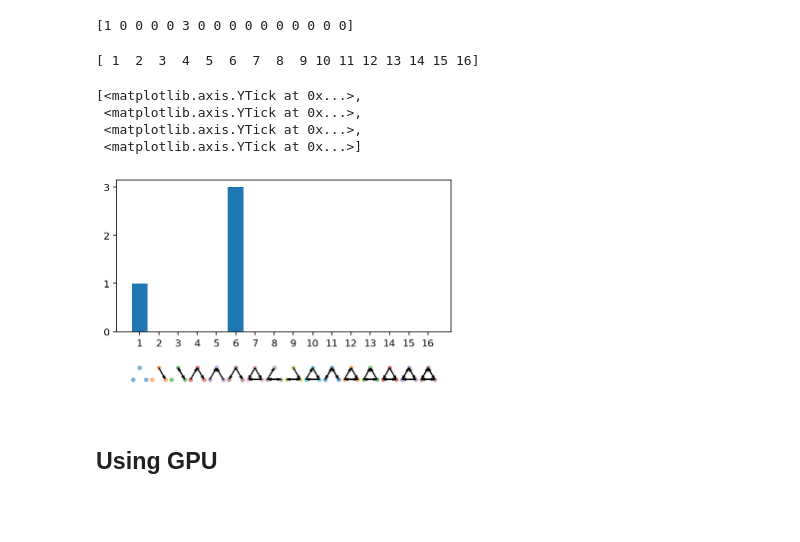
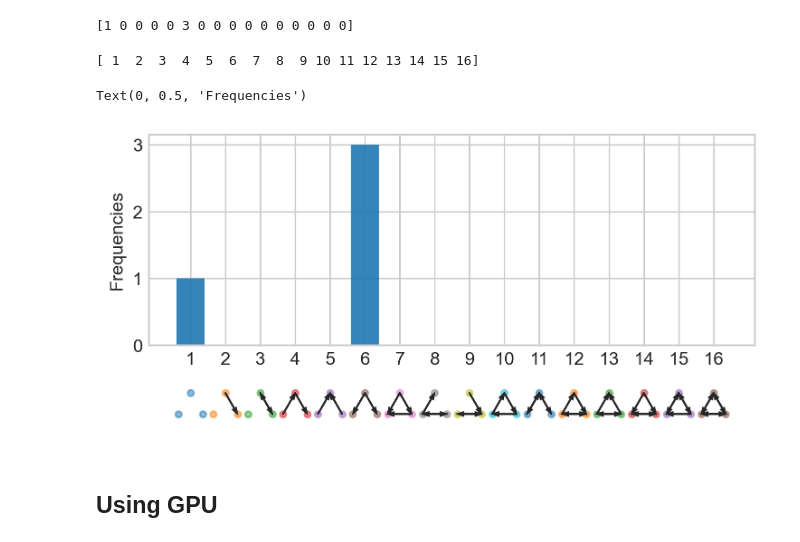
Before and after one commit to gialdetti/netsci, a Jupyter notebook: examples/README.md.ipynb, the cells around one changed output. Cells and saved outputs as stored; diff of their text form; code cells hidden in the pictures; blank space fills up the shorter version.

```diff
--- a/examples/README.md.ipynb
+++ b/examples/README.md.ipynb
@@ -6,14 +4,25 @@ import matplotlib.pyplot as plt
 # %%
-plt.rcParams['figure.dpi'] = 144
+import matplotlib.pyplot as plt
+
+
+plt.style.use('seaborn-v0_8-whitegrid')
+plt.rcParams.update({
+    "figure.dpi": 144,
+    "figure.figsize": (6,3),
+})
+
 %config InlineBackend.figure_format = 'retina'
 # %% [markdown]
 ## A Star Network
 # %%
->>> import numpy as np
->>> import netsci.visualization as nsv
->>> A = np.array([[0,1,1,1], [0,0,0,0], [0,0,0,0], [0,0,0,0]])
->>> nsv.plot_directed_network(A, pos=[[0,0],[-1,1],[1,1],[0,-np.sqrt(2)]])
+import numpy as np
+import netsci.visualization as nsv
 
-plt.xlim([-4,4]); plt.ylim([-4,4])
-plt.axis('off')
+
+A = np.array([[0, 1, 1, 1], [0, 0, 0, 0], [0, 0, 0, 0], [0, 0, 0, 0]])
+nsv.plot_directed_network(A, pos=[[0, 0], [-1, 1], [1, 1], [0, -np.sqrt(2)]])
+
+plt.xlim([-4, 4])
+plt.ylim([-4, 4])
+plt.axis("off")
 # %% [output]
@@ -21,21 +31,21 @@ plt.axis('off')
 [figure]
 # %%
->>> import netsci.metrics.motifs as nsm
->>> f = nsm.motifs(A, algorithm='brute-force')
->>> print(f)
+import netsci.metrics.motifs as nsm
+
+
+f = nsm.motifs(A, algorithm="brute-force")
+print(f)
 # %% [output]
 [1 0 0 0 0 3 0 0 0 0 0 0 0 0 0 0]
 # %%
->>> ax = nsv.bar_motifs(f)
+ax = nsv.bar_motifs(f)
 
-ax[0].set_yticks(range(max(f)+1))
+ax[0].set_yticks(range(max(f) + 1))
+ax[0].set_ylabel("Frequencies")
 # %% [output]
 [ 1  2  3  4  5  6  7  8  9 10 11 12 13 14 15 16]
-[<matplotlib.axis.YTick at 0x...>,
- <matplotlib.axis.YTick at 0x...>,
- <matplotlib.axis.YTick at 0x...>,
- <matplotlib.axis.YTick at 0x...>]
+Text(0, 0.5, 'Frequencies')
-[figure, old version]
+[figure, new version]
 # %% [markdown]
 ## Using GPU
 # %%
```
Also changed, not shown: parts of 6 cells of this notebook, 9 other files.
